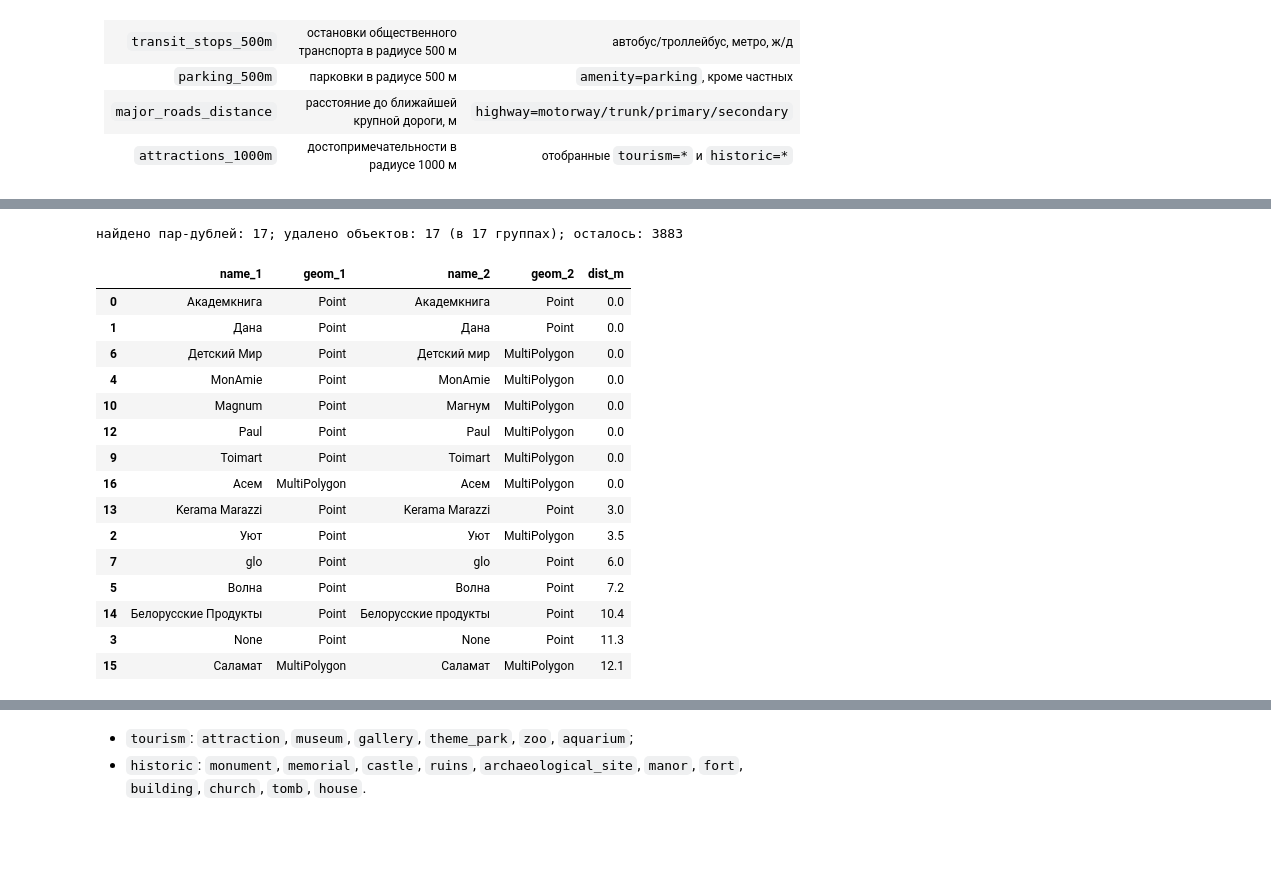
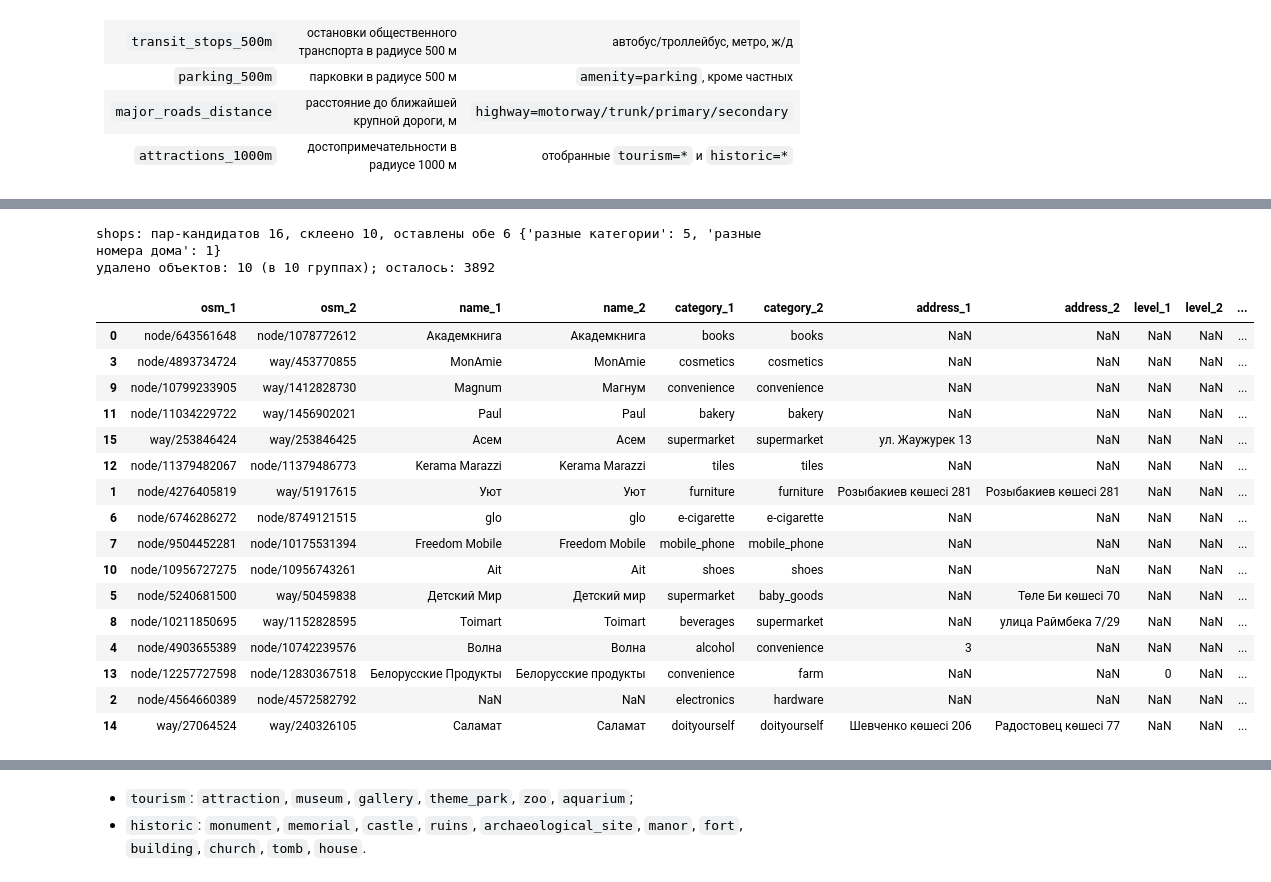
Before and after one commit to muenjmtst/business-location-ai, a Jupyter notebook: notebooks/03_osm_commercial_features.ipynb, the cells around one changed output, grey strips where cells are left out. Drawn from its saved outputs; the diff is of its cells as text; code cells hidden in the pictures; blank space fills up the shorter version.

```diff
--- a/notebooks/03_osm_commercial_features.ipynb
+++ b/notebooks/03_osm_commercial_features.ipynb
@@ -16,19 +20,16 @@ import hashlib
 import re
 import time
 import urllib.request
-from itertools import product
 from pathlib import Path
 
 import geopandas as gpd
 import matplotlib.pyplot as plt
 import networkx as nx
 import numpy as np
-import osmnx as ox
 import pandas as pd
 import pyogrio
 import shapely
 from matplotlib.colors import ListedColormap, PowerNorm
-from shapely.geometry import Point
 
 PROJECT_ROOT = Path.cwd().resolve()
 if PROJECT_ROOT.name == "notebooks":
@@ -37,21 +38,31 @@ if PROJECT_ROOT.name == "notebooks":
 RAW_DIR = PROJECT_ROOT / "data" / "raw"
 DATA_DIR = PROJECT_ROOT / "data" / "processed"
 FEATURES_DIR = DATA_DIR / "features"
-for folder in (RAW_DIR, DATA_DIR, FEATURES_DIR):
+QA_DIR = DATA_DIR / "qa"
+for folder in (RAW_DIR, DATA_DIR, FEATURES_DIR, QA_DIR):
     folder.mkdir(parents=True, exist_ok=True)
 
-PLACE = "Almaty, Kazakhstan"
+# входы: фиксированный снимок OSM + граница и сетка из 02_candidate_locations.ipynb
+PBF_NAME = "kazakhstan-261118.osm.pbf"
+PBF_MD5 = "57fd297ad55df539e0ec233312922ca0"  # md5 файла, на котором посчитаны признаки (см. README)
+PBF_URL = f"https://download.geofabrik.de/asia/kazakhstan/{PBF_NAME}"  # дневные снимки Geofabrik хранит ~7 дней
+PBF_PATH = RAW_DIR / PBF_NAME
+BOUNDARY_PATH = DATA_DIR / "almaty_boundary.gpkg"
+CANDIDATES_PATH = DATA_DIR / "candidate_locations.gpkg"
+EXTRACT_PATH = RAW_DIR / "almaty_osm_extract.gpkg"
+
 CRS_METRIC = "EPSG:32643"
 N_CANDIDATES = 2822
-GRID_STEP_M = 500
-STUDY_BUFFER_M = 2000
+STUDY_BUFFER_M = 2000       # счётчики в радиусе до 1000 м: буфер не меньше максимального радиуса
+DISTANCE_BUFFER_M = 30000   # расстояния до крупных дорог и метро: отдельная широкая вырезка
+MAJOR_HIGHWAYS = ["motorway", "trunk", "primary", "secondary"]
+VERIFY_DISTANCES = True     # пересчитать расстояния на вырезке вдвое шире (+~30 с)
 
-ox.settings.cache_folder = str(PROJECT_ROOT / "cache")
 pd.set_option("display.max_columns", 30)
 pd.set_option("display.width", 200)
 
 print("project root:", PROJECT_ROOT)
-print("osmnx", ox.__version__, "| geopandas", gpd.__version__, "| pandas", pd.__version__,
-      "| GDAL", pyogrio.__gdal_version_string__)
+print("geopandas", gpd.__version__, "| pandas", pd.__version__, "| shapely", shapely.__version__,
+      "| pyogrio", pyogrio.__version__, "| GDAL", pyogrio.__gdal_version_string__)
 # %% [output]
 project root: C:\Users\user\Desktop\cafe-ai-loc\business-location-ai
@@ -434,24 +597,29 @@ truck_repair           1
 # %%
-shops, shop_duplicates = drop_duplicate_objects(shops, max_dist_m=30, unnamed_rule="never")
-shop_duplicates.sort_values("dist_m").head(15)
+shops, shop_duplicates = drop_duplicate_objects(
+    shops, max_dist_m=30, unnamed_rule="never",
+    category_col="shop_type", name_needs_same_category=True, label="shops",
+)
+shop_duplicates.sort_values(["решение", "dist_m"], ascending=[False, True])
 # %% [output]
-найдено пар-дублей: 17; удалено объектов: 17 (в 17 группах); осталось: 3883
+shops: пар-кандидатов 16, склеено 10, оставлены обе 6 {'разные категории': 5, 'разные номера дома': 1}
+удалено объектов: 10 (в 10 группах); осталось: 3892
-|  | name_1 | geom_1 | name_2 | geom_2 | dist_m |
-| 0 | Академкнига | Point | Академкнига | Point | 0.0 |
-| 1 | Дана | Point | Дана | Point | 0.0 |
-| 6 | Детский Мир | Point | Детский мир | MultiPolygon | 0.0 |
-| 4 | MonAmie | Point | MonAmie | MultiPolygon | 0.0 |
-| 10 | Magnum | Point | Магнум | MultiPolygon | 0.0 |
-| 12 | Paul | Point | Paul | MultiPolygon | 0.0 |
-| 9 | Toimart | Point | Toimart | MultiPolygon | 0.0 |
-| 16 | Асем | MultiPolygon | Асем | MultiPolygon | 0.0 |
-| 13 | Kerama Marazzi | Point | Kerama Marazzi | Point | 3.0 |
-| 2 | Уют | Point | Уют | MultiPolygon | 3.5 |
-| 7 | glo | Point | glo | Point | 6.0 |
-| 5 | Волна | Point | Волна | Point | 7.2 |
-| 14 | Белорусские Продукты | Point | Белорусские продукты | Point | 10.4 |
-| 3 | None | Point | None | Point | 11.3 |
-| 15 | Саламат | MultiPolygon | Саламат | MultiPolygon | 12.1 |
+|  | osm_1 | osm_2 | name_1 | name_2 | category_1 | category_2 | address_1 | address_2 | level_1 | level_2 | ... |
+| 0 | node/643561648 | node/1078772612 | Академкнига | Академкнига | books | books | NaN | NaN | NaN | NaN | ... |
+| 3 | node/4893734724 | way/453770855 | MonAmie | MonAmie | cosmetics | cosmetics | NaN | NaN | NaN | NaN | ... |
+| 9 | node/10799233905 | way/1412828730 | Magnum | Магнум | convenience | convenience | NaN | NaN | NaN | NaN | ... |
+| 11 | node/11034229722 | way/1456902021 | Paul | Paul | bakery | bakery | NaN | NaN | NaN | NaN | ... |
+| 15 | way/253846424 | way/253846425 | Асем | Асем | supermarket | supermarket | ул. Жаужурек 13 | NaN | NaN | NaN | ... |
+| 12 | node/11379482067 | node/11379486773 | Kerama Marazzi | Kerama Marazzi | tiles | tiles | NaN | NaN | NaN | NaN | ... |
+| 1 | node/4276405819 | way/51917615 | Уют | Уют | furniture | furniture | Розыбакиев көшесі 281 | Розыбакиев көшесі 281 | NaN | NaN | ... |
+| 6 | node/6746286272 | node/8749121515 | glo | glo | e-cigarette | e-cigarette | NaN | NaN | NaN | NaN | ... |
+| 7 | node/9504452281 | node/10175531394 | Freedom Mobile | Freedom Mobile | mobile_phone | mobile_phone | NaN | NaN | NaN | NaN | ... |
+| 10 | node/10956727275 | node/10956743261 | Ait | Ait | shoes | shoes | NaN | NaN | NaN | NaN | ... |
+| 5 | node/5240681500 | way/50459838 | Детский Мир | Детский мир | supermarket | baby_goods | NaN | Төле Би көшесі 70 | NaN | NaN | ... |
+| 8 | node/10211850695 | way/1152828595 | Toimart | Toimart | beverages | supermarket | NaN | улица Раймбека 7/29 | NaN | NaN | ... |
+| 4 | node/4903655389 | node/10742239576 | Волна | Волна | alcohol | convenience | 3 | NaN | NaN | NaN | ... |
+| 13 | node/12257727598 | node/12830367518 | Белорусские Продукты | Белорусские продукты | convenience | farm | NaN | NaN | 0 | NaN | ... |
+| 2 | node/4564660389 | node/4572582792 | NaN | NaN | electronics | hardware | NaN | NaN | NaN | NaN | ... |
+| 14 | way/27064524 | way/240326105 | Саламат | Саламат | doityourself | doityourself | Шевченко көшесі 206 | Радостовец көшесі 77 | NaN | NaN | ... |
 # %%
 FEATURES["shops_500m"] = count_within(shops, 500, "shops_500m", as_points=True)
 describe_feature(FEATURES["shops_500m"], "shops_500m")
```
Also changed, not shown: parts of 40 cells of this notebook.
